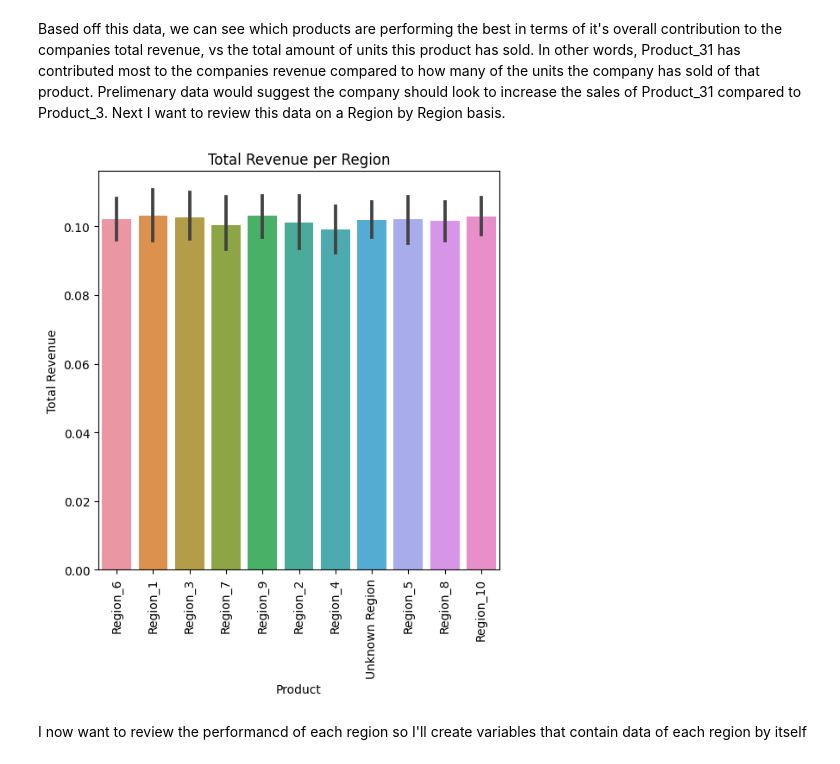
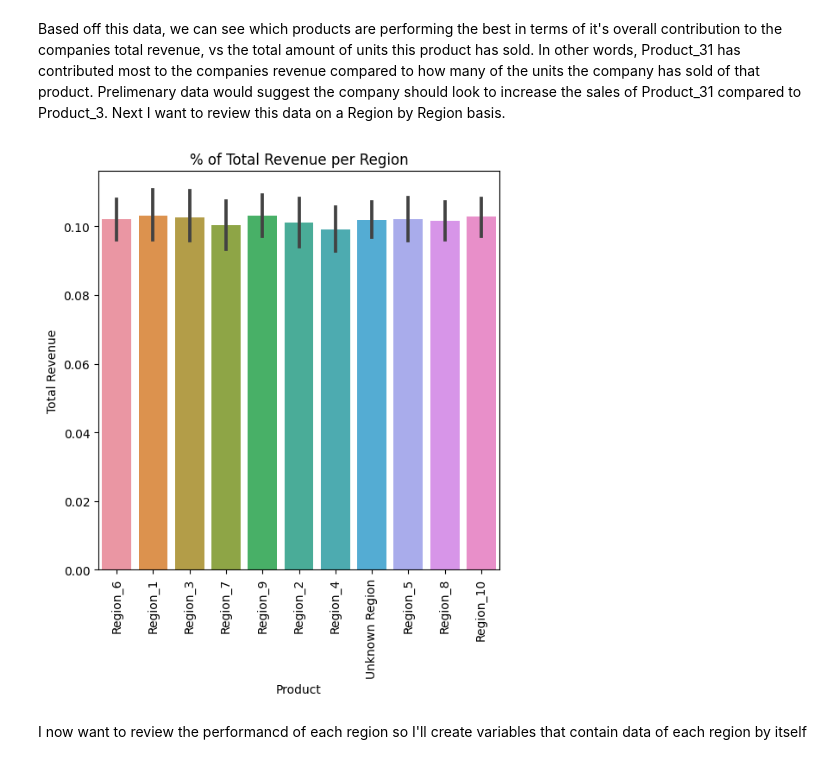
Before and after one commit to mredshaw/schulich_data_science, a Jupyter notebook: Data_Science_A1.ipynb, the cells around one changed output. Drawn from its saved outputs; the diff is of its cells as text; code cells hidden in the pictures.

```diff
--- a/Data_Science_A1.ipynb
+++ b/Data_Science_A1.ipynb
@@ -918,13 +918,13 @@ Based off this data, we can see which products are performing the best in terms
 # %%
 plt.figure(figsize=(6, 6))
 sns.barplot(data=df_clean, x='Region', y='% of Total Units Sold')
 plt.xlabel('Product')
 plt.ylabel('Total Revenue')
-plt.title('Total Revenue per Region')
+plt.title('% of Total Revenue per Region')
 plt.xticks(rotation=90)
 plt.show()
 # %% [output]
-[figure, old version]
+[figure, new version]
 # %% [markdown]
 I now want to review the performancd of each region so I'll create variables that contain data of each region by itself
 # %%
```
Also changed, not shown: parts of 1 cell of this notebook.
